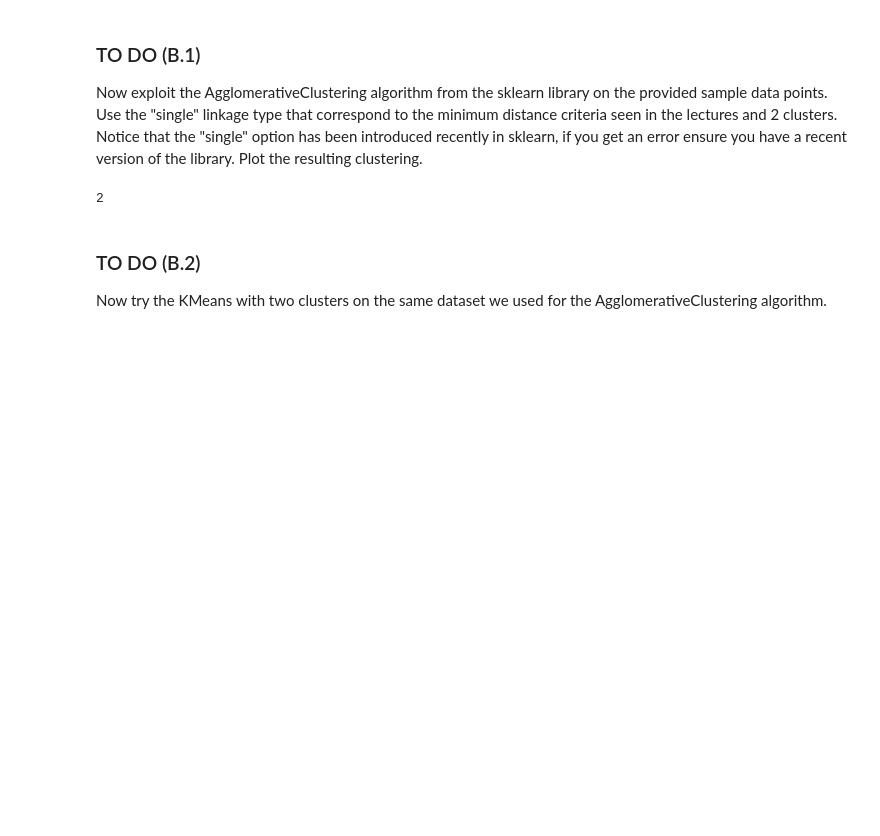
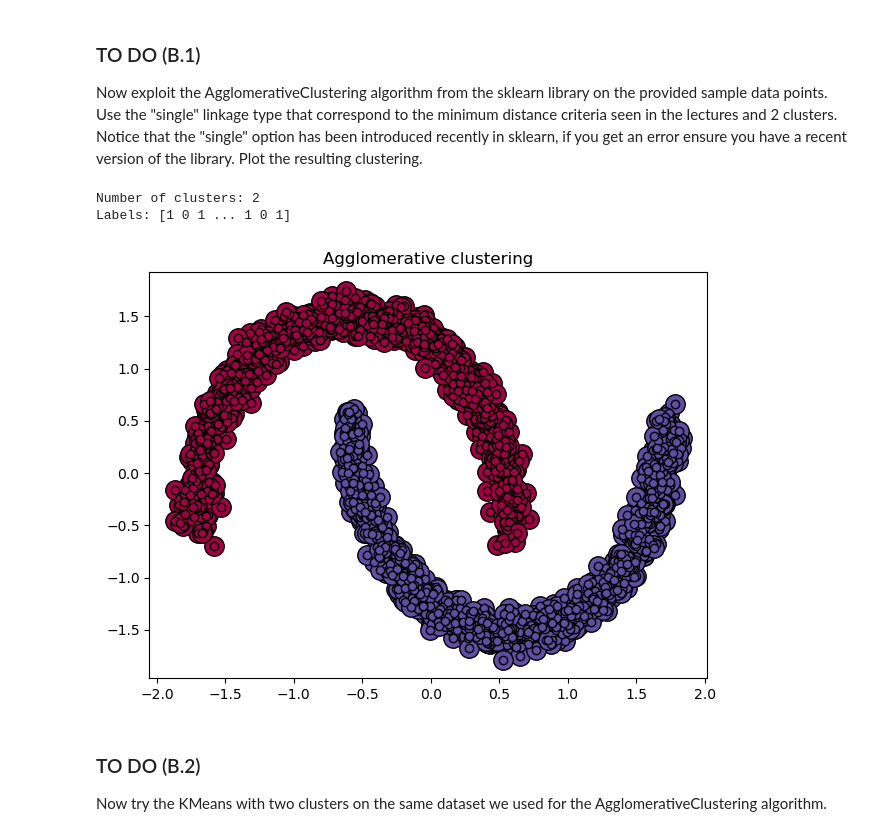
Before and after one commit to darioliotta/MachineLearning-Homeworks, a Jupyter notebook: 3/Liotta_Dario_lab3.ipynb, the cells around one changed output. Drawn from its saved outputs; the diff is of its cells as text; code cells hidden in the pictures; blank space fills up the shorter version.

```diff
--- a/3/Liotta_Dario_lab3.ipynb
+++ b/3/Liotta_Dario_lab3.ipynb
@@ -490,17 +490,20 @@ agglomerative_clustering_model = AgglomerativeClustering(n_clusters = 2, linkage
 agglomerative_clustering_model.fit(x)
 
 # Compute the number of clusters in labels, ignoring noise if present.
-clusters_number = len(set(agglomerative_clustering_model.labels_))
-print(clusters_number)
+clusters = agglomerative_clustering_model.labels_
 
 # Print the results
-# ADD YOUR CODE HERE
+print("Number of clusters:", agglomerative_clustering_model.n_clusters_)
+print("Labels:", clusters)
 # %% [output]
-2
+Number of clusters: 2
+Labels: [1 0 1 ... 1 0 1]
 # %%
 # Plot result
 # Sugestion: use the function cluster_plot()
-# ADD YOUR CODE HERE
+cluster_plot(clusters, x, title = 'Agglomerative clustering')
+# %% [output]
+[figure, added]
 # %% [markdown]
 ### TO DO (B.2)
 
```
Also changed, not shown: parts of 3 cells of this notebook.
